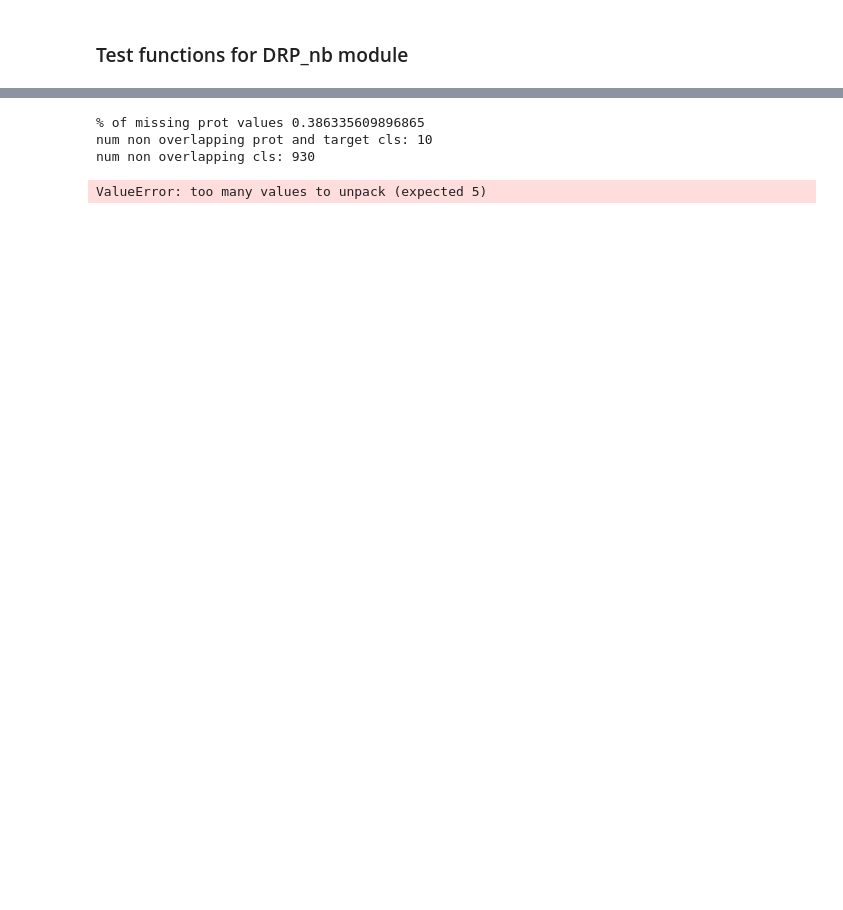
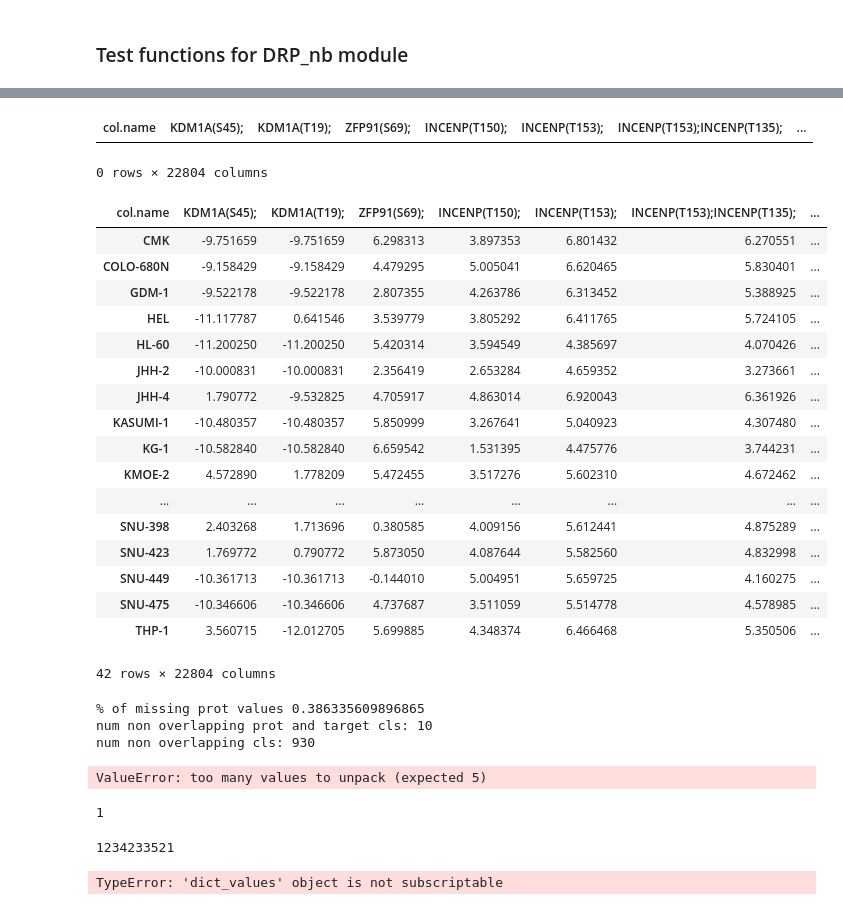
Before and after one commit to Nik-BB/Codebase, a Jupyter notebook: Tests_funcs_for_DRP_nb.ipynb, the cells around one changed output, grey strips where cells are left out. Drawn from its saved outputs; the diff is of its cells as text; code cells hidden in the pictures; blank space fills up the shorter version.

Commit message:
added class for better data loading

```diff
--- a/Tests_funcs_for_DRP_nb.ipynb
+++ b/Tests_funcs_for_DRP_nb.ipynb
@@ -12,0 +18,3 @@ reload(DRP_nb)
+# %%
+#input phos prot rna (ppr) data
+inp_ppr = DRP_nb.data_imports.DrpInputData(omic_types=['phos'], drug_rep='smile')
@@ -13,3 +63,29 @@ reload(DRP_nb)
+# %%
+inp_ppr.phos
+# %% [output]
+| col.name | KDM1A(S45); | KDM1A(T19); | ZFP91(S69); | INCENP(T150); | INCENP(T153); | INCENP(T153);INCENP(T135); | ... |
+0 rows × 22804 columns
+# %%
+inp_ppr.phos
+# %% [output]
+| col.name | KDM1A(S45); | KDM1A(T19); | ZFP91(S69); | INCENP(T150); | INCENP(T153); | INCENP(T153);INCENP(T135); | ... |
+| CMK | -9.751659 | -9.751659 | 6.298313 | 3.897353 | 6.801432 | 6.270551 | ... |
+| COLO-680N | -9.158429 | -9.158429 | 4.479295 | 5.005041 | 6.620465 | 5.830401 | ... |
+| GDM-1 | -9.522178 | -9.522178 | 2.807355 | 4.263786 | 6.313452 | 5.388925 | ... |
+| HEL | -11.117787 | 0.641546 | 3.539779 | 3.805292 | 6.411765 | 5.724105 | ... |
+| HL-60 | -11.200250 | -11.200250 | 5.420314 | 3.594549 | 4.385697 | 4.070426 | ... |
+| JHH-2 | -10.000831 | -10.000831 | 2.356419 | 2.653284 | 4.659352 | 3.273661 | ... |
+| JHH-4 | 1.790772 | -9.532825 | 4.705917 | 4.863014 | 6.920043 | 6.361926 | ... |
+| KASUMI-1 | -10.480357 | -10.480357 | 5.850999 | 3.267641 | 5.040923 | 4.307480 | ... |
+| KG-1 | -10.582840 | -10.582840 | 6.659542 | 1.531395 | 4.475776 | 3.744231 | ... |
+| KMOE-2 | 4.572890 | 1.778209 | 5.472455 | 3.517276 | 5.602310 | 4.672462 | ... |
+| ... | ... | ... | ... | ... | ... | ... | ... |
+| SNU-398 | 2.403268 | 1.713696 | 0.380585 | 4.009156 | 5.612441 | 4.875289 | ... |
+| SNU-423 | 1.769772 | 0.790772 | 5.873050 | 4.087644 | 5.582560 | 4.832998 | ... |
+| SNU-449 | -10.361713 | -10.361713 | -0.144010 | 5.004951 | 5.659725 | 4.160275 | ... |
+| SNU-475 | -10.346606 | -10.346606 | 4.737687 | 3.511059 | 5.514778 | 4.578985 | ... |
+| THP-1 | 3.560715 | -12.012705 | 5.699885 | 4.348374 | 6.466468 | 5.350506 | ... |
+42 rows × 22804 columns
 # %%
 prot, rna, ic50_df1, one_hot_cls, one_hot_drugs = DRP_nb.data_imports.read_inputs_phos_ect()
 #prot, rna, ic50_df1, one_hot_cls, one_hot_drugs = data_imports.read_inputs_rna_prot()
@@ -18,3 +94,13 @@ prot, rna, ic50_df1, one_hot_cls, one_hot_drugs = DRP_nb.data_imports.read_input
 num non overlapping prot and target cls: 10
 num non overlapping cls: 930
 ValueError: too many values to unpack (expected 5)
+# %%
+if not []:
+    print(1)
+# %% [output]
+1
+# %%
+print('123423352\
+1')
+# %% [output]
+1234233521
@@ -20,0 +112,4 @@ ValueError: too many values to unpack (expected 5)
+# %%
+d.values()
+# %% [output]
+TypeError: 'dict_values' object is not subscriptable
```
Also changed, not shown: parts of 9 cells of this notebook, 1 other file.
